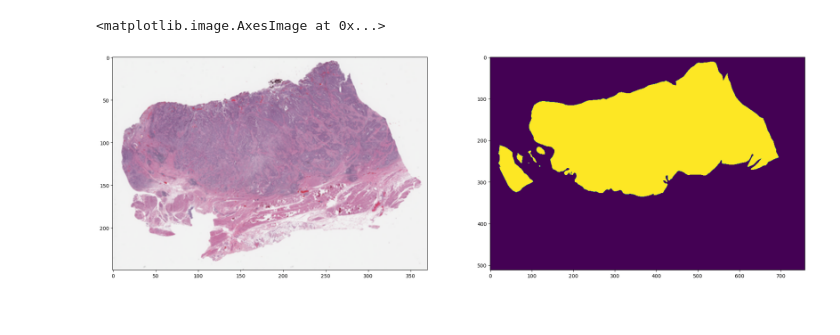
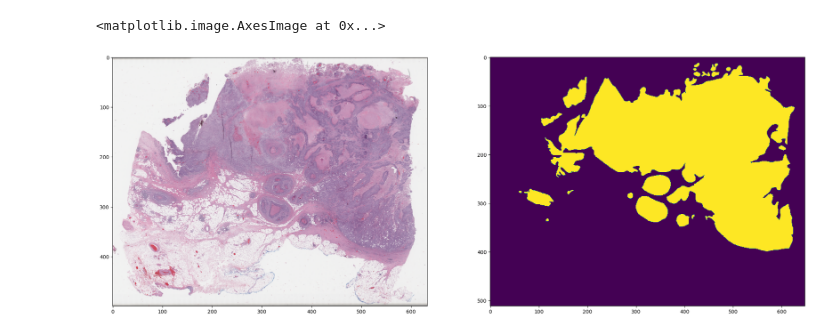
Before and after one commit to wangyh97/patho_AI, a Jupyter notebook: processing/patch_extraction_test.ipynb, the cells around one changed output. Cells and saved outputs as stored; diff of their text form; code cells hidden in the pictures.

```diff
--- a/processing/patch_extraction_test.ipynb
+++ b/processing/patch_extraction_test.ipynb
@@ -25,7 +25,7 @@ root_path = {
     'desktop':'I:\\TCGA_bladder\\TCGA_bladder\\',
     'laptop':''
 }
-file_id = 'a4db0ad7-d28c-4ae0-a59b-19afe959562e' + '\\'
+file_id = '1a985a2b-c025-4336-a0f5-8b13fbbbba91' + '\\'
 # %%
 file_path = root_path['desktop'] + file_id
 svs_path = glob.glob(file_path + '*.svs')
@@ -40,9 +40,9 @@ MemoryError: Unable to allocate 10.2 GiB for an array with shape (88697, 123503)
 # %%
 figure = plt.figure(figsize=(25,10))
 original = plt.subplot(121)
-original.imshow(slide.get_thumbnail((500,250)))
+original.imshow(slide.get_thumbnail((1000,500)))
 masked = plt.subplot(122)
 masked.imshow(masked_tumor)
 # %% [output]
 <matplotlib.image.AxesImage at 0x...>
-[figure, old version]
+[figure, new version]
```
Also changed, not shown: parts of 1 cell of this notebook, 2 other files.
